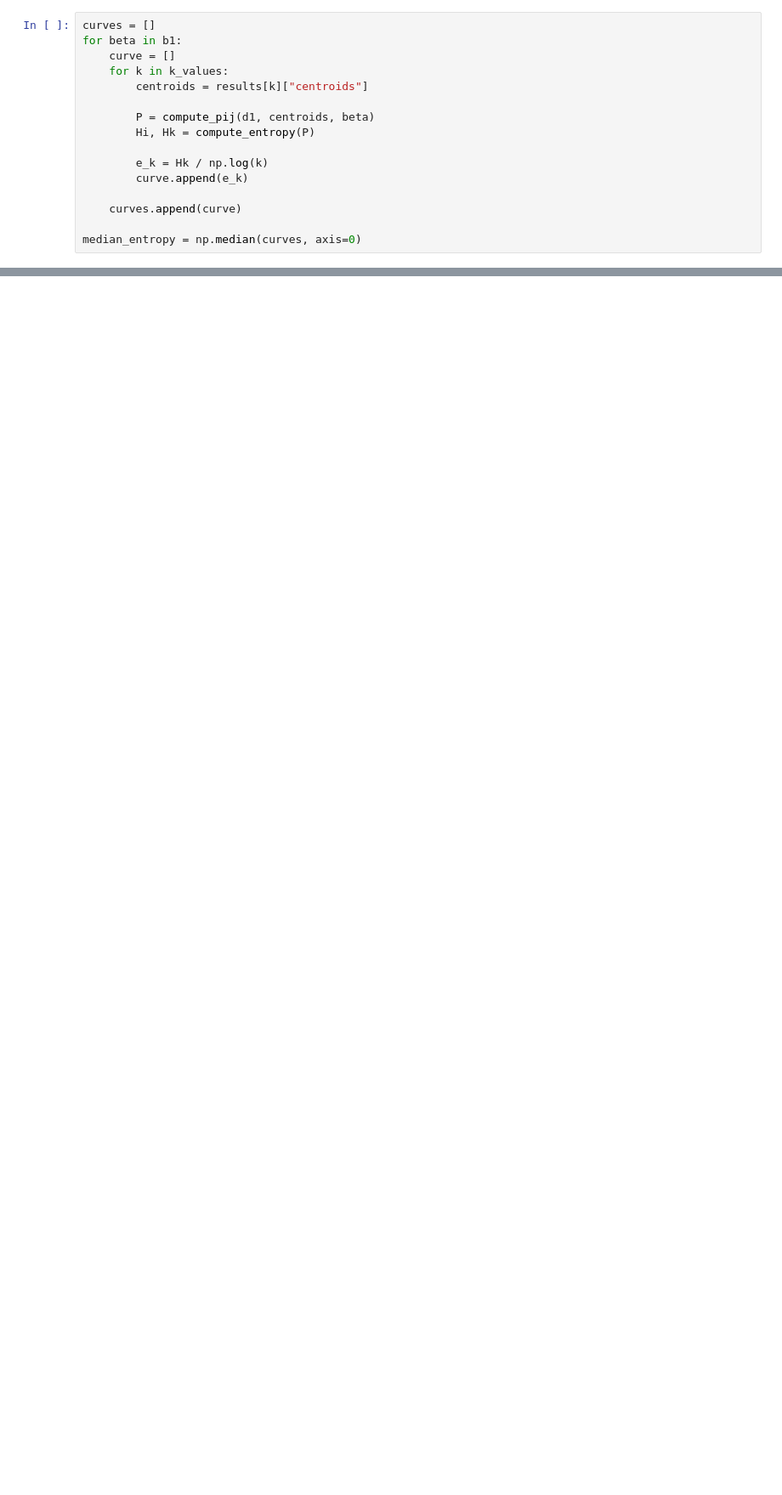
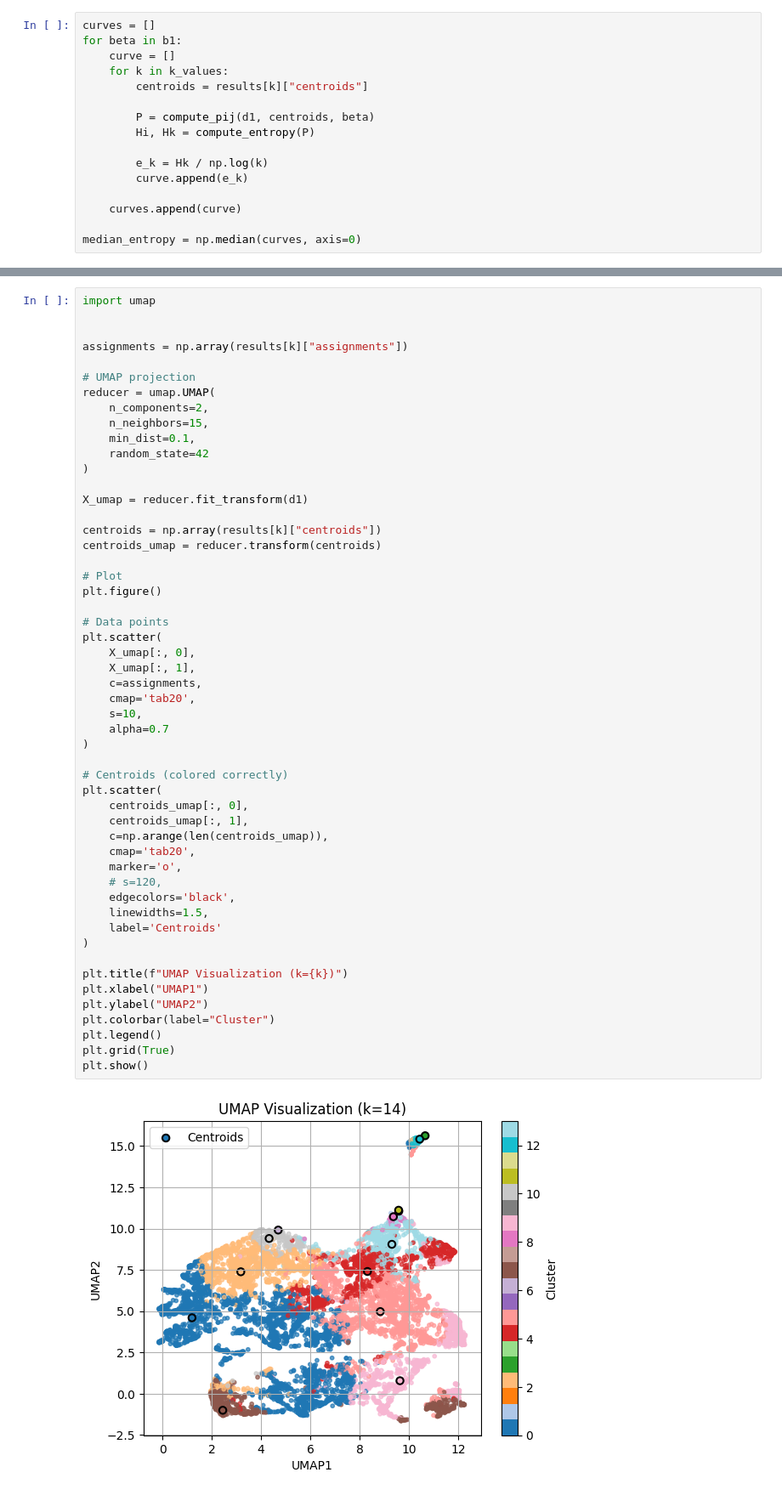
Before and after one commit to Asarynal/kmeans-analysis, a Jupyter notebook: analysis.ipynb, the cells around one changed output, grey strips where cells are left out. Shown at 85% size. Drawn from its saved outputs; the diff is of its cells as text; blank space fills up the shorter version.

```diff
--- a/analysis.ipynb
+++ b/analysis.ipynb
@@ -365,0 +462,54 @@ plt.show()
+# %%
+import umap
+
+
+assignments = np.array(results[k]["assignments"])
+
+# UMAP projection
+reducer = umap.UMAP(
+    n_components=2,
+    n_neighbors=15,
+    min_dist=0.1,
+    random_state=42
+)
+
+X_umap = reducer.fit_transform(d1)
+
+centroids = np.array(results[k]["centroids"])
+centroids_umap = reducer.transform(centroids)
+
+# Plot
+plt.figure()
+
+# Data points
+plt.scatter(
+    X_umap[:, 0],
+    X_umap[:, 1],
+    c=assignments,
+    cmap='tab20',
+    s=10,
+    alpha=0.7
+)
+
+# Centroids (colored correctly)
+plt.scatter(
+    centroids_umap[:, 0],
+    centroids_umap[:, 1],
+    c=np.arange(len(centroids_umap)),
+    cmap='tab20',
+    marker='o',
+    # s=120,
+    edgecolors='black',
+    linewidths=1.5,
+    label='Centroids'
+)
+
+plt.title(f"UMAP Visualization (k={k})")
+plt.xlabel("UMAP1")
+plt.ylabel("UMAP2")
+plt.colorbar(label="Cluster")
+plt.legend()
+plt.grid(True)
+plt.show()
+# %% [output]
+[figure, added]
```
Also changed, not shown: parts of 14 cells of this notebook, 1 other file.
